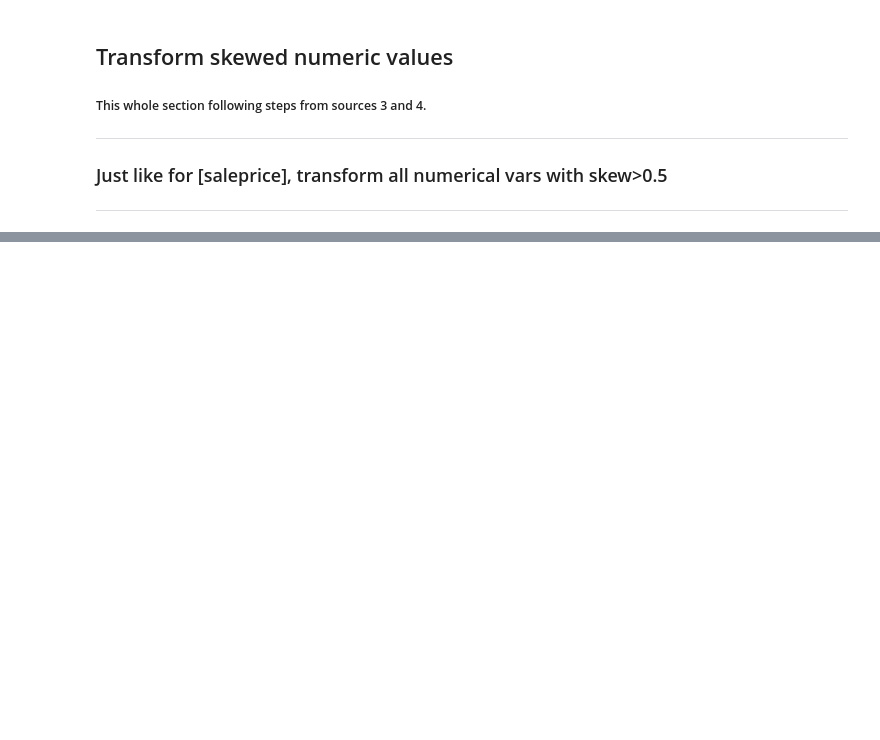
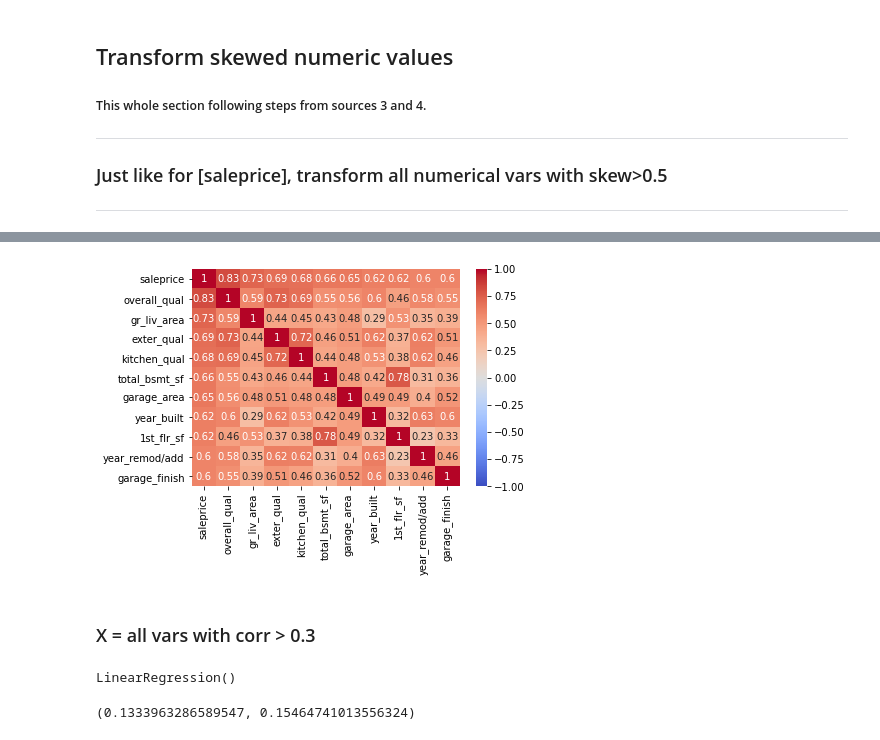
Before and after one commit to welcometohelen/firstkaggle_ames_housing, a Jupyter notebook: Project2_Primary_Notebook.ipynb, the cells around one changed output, grey strips where cells are left out. Saved outputs shown, nothing was run; the diff lists cells and outputs as text; code cells hidden in the pictures; blank space fills up the shorter version.

```diff
--- a/Project_2_firstmodel.ipynb
+++ b/Project2_Primary_Notebook.ipynb
@@ -505,0 +447,17 @@ ames_cats.head()
+# %%
+#heatmap by top 10 vars
+train_corr = train_log_dum.corr()
+#index top 11 features, since target included (to get top 10 impact features)
+n = 11
+cols_top10 = train_log_dum.corr().nlargest(n, 'saleprice')['saleprice'].index
+# %%
+#whoa THIS only restrics horizontal to the selected features, and all features on vert.
+  #sns.heatmap(train_corr[cols_corrs_top10], annot = True, vmin = -1, vmax = 1, cmap = 'coolwarm');
+#code from source 2 to get square:
+cm = np.corrcoef(train_log_dum[cols_top10].values.T)
+sns.heatmap(cm,cbar=True, annot=True, vmin=-1, vmax=1, cmap='coolwarm',#axes are labeled 1-10 unless specify
+           xticklabels=cols_top10.values, yticklabels = cols_top10.values);
+# %% [output]
+[figure, added]
+# %% [markdown]
+### X = all vars with corr > 0.3
@@ -505,0 +475,5 @@ ames_cats.head()
+# %%
+lr = LinearRegression()
+lr.fit(X_train,y_train)
+# %% [output]
+LinearRegression()
@@ -505,0 +489,4 @@ ames_cats.head()
+# %%
+rmse_train_test(lr,5)
+# %% [output]
+(0.1333963286589547, 0.15464741013556324)
```
Also changed, not shown: parts of 48 cells of this notebook.
